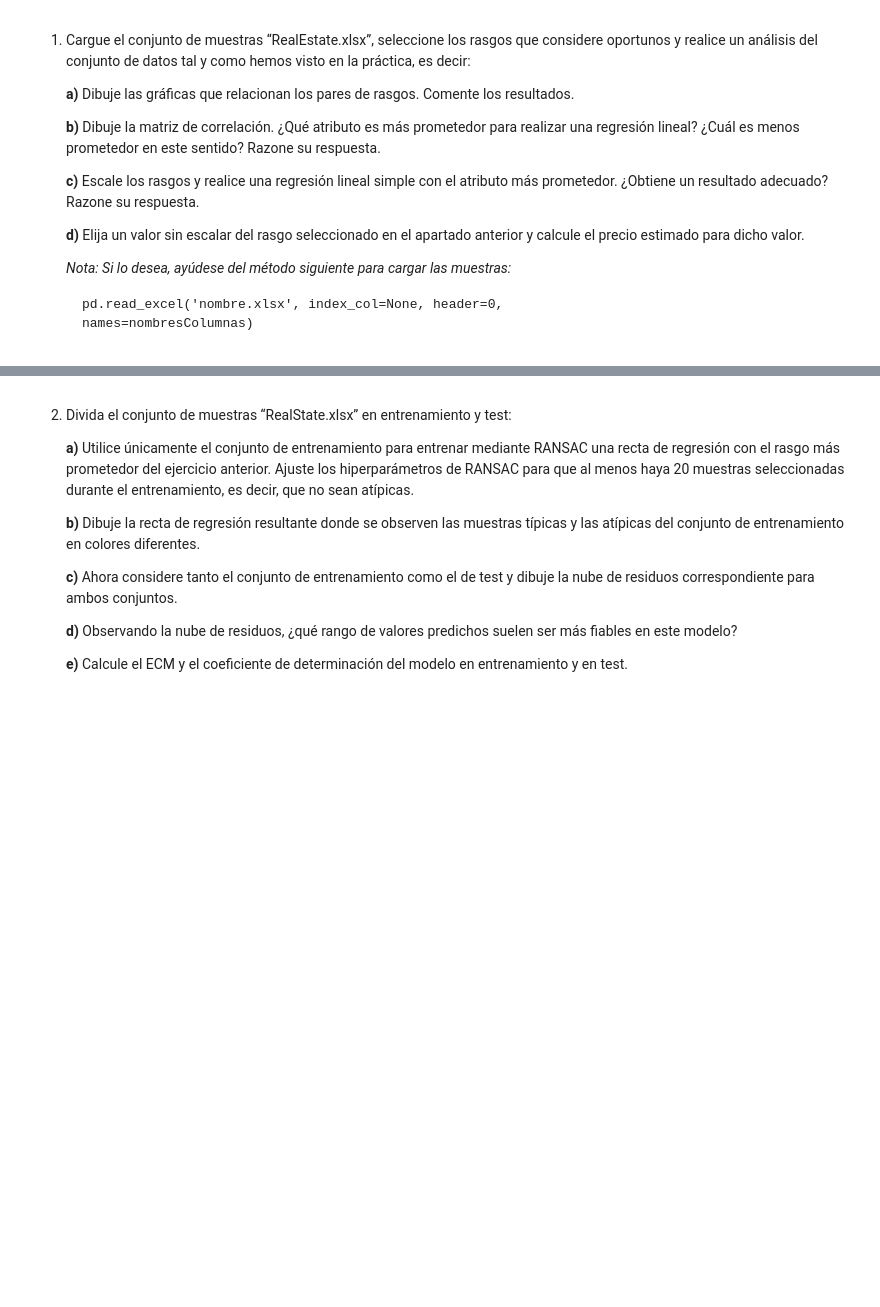
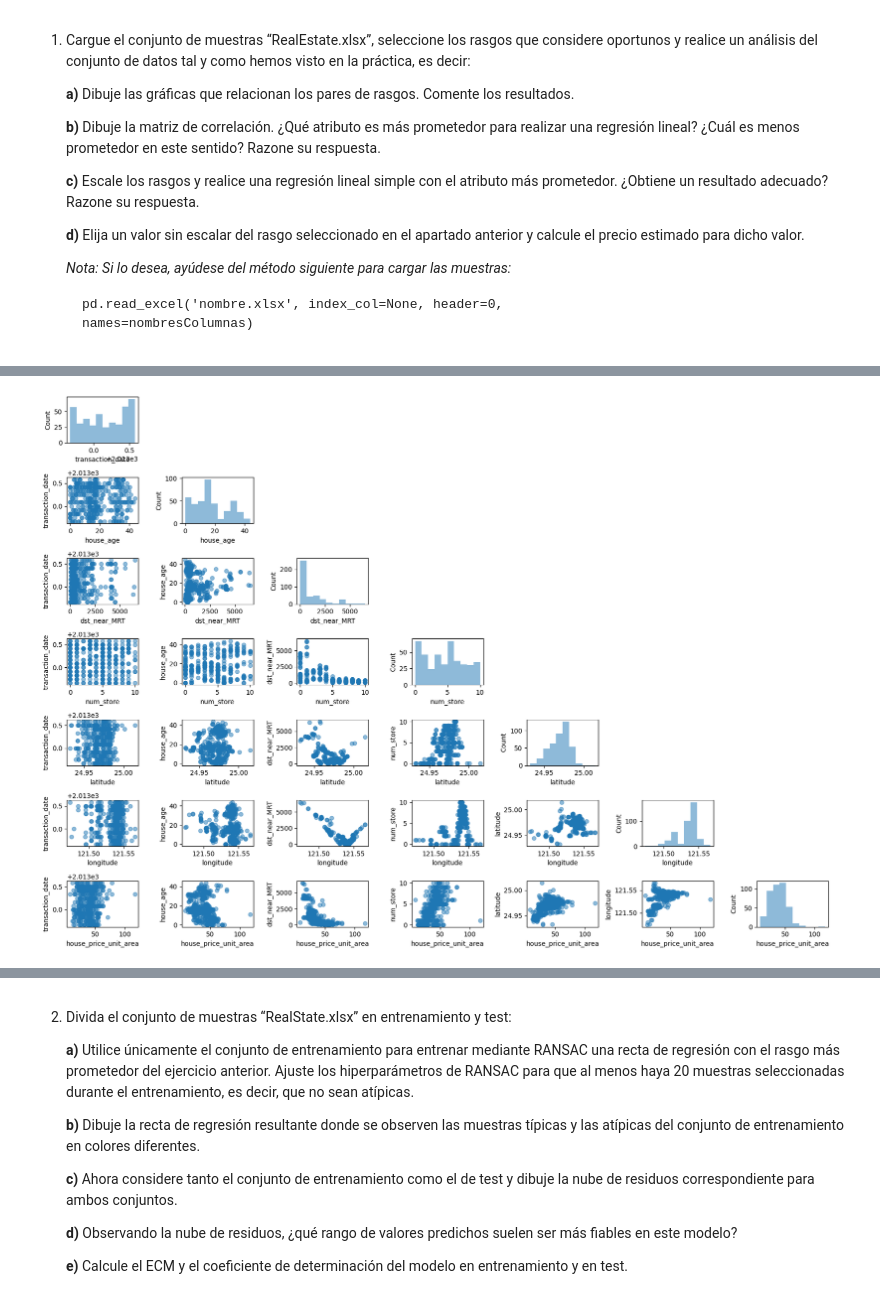
Before and after one commit to pablofazio02/diploma-aprendizaje-automatico-python, a Jupyter notebook: Módulo III - Algoritmos de Aprendizaje Supervisado/V. Algoritmos de regresión/Tarea_Algoritmos_de_regresión.ipynb, the cells around one changed output, grey strips where cells are left out. Drawn from its saved outputs; the diff is of its cells as text; code cells hidden in the pictures; blank space fills up the shorter version.

````diff
--- a/Módulo III - Algoritmos de Aprendizaje Supervisado/V. Algoritmos de regresión/Tarea_Algoritmos_de_regresión.ipynb
+++ b/Módulo III - Algoritmos de Aprendizaje Supervisado/V. Algoritmos de regresión/Tarea_Algoritmos_de_regresión.ipynb
@@ -23,3 +23,16 @@
     pd.read_excel('nombre.xlsx', index_col=None, header=0,
     names=nombresColumnas)
     ```
+# %%
+# En primer lugar, cargamos las muestras como se indica en el enunciado
+
+import pandas as pd
+
+# Definimos los nombres de las columnas en el conjunto
+
+nombresColumnas = ['number', 'transaction_date', 'house_age', 'dst_near_MRT', 'num_store',
+                   'latitude', 'longitude', 'house_price_unit_area']
+
+df = pd.read_excel('RealEstate.xlsx', index_col=None, header=0, names=nombresColumnas)
+
+df
@@ -25,0 +53,20 @@
+# %%
+# Voy a elegir para hacer el análisis todas las columnas salvo la del número
+# de transacción que es irrelevante
+
+colElegidas = ['transaction_date', 'house_age', 'dst_near_MRT', 'num_store',
+              'latitude', 'longitude', 'house_price_unit_area']
+# %%
+# APARTADO A)
+
+import matplotlib.pyplot as plt
+from mlxtend.plotting import scatterplotmatrix
+
+# Dibujamos la gráfica que relaciona todos los pares de rasgos
+
+scatterplotmatrix(df[colElegidas].values, figsize=(17, 12),
+                   names=colElegidas, alpha=0.5)
+plt.tight_layout()
+plt.show()
+# %% [output]
+[figure, added]
````
Also changed, not shown: parts of 37 cells of this notebook.
